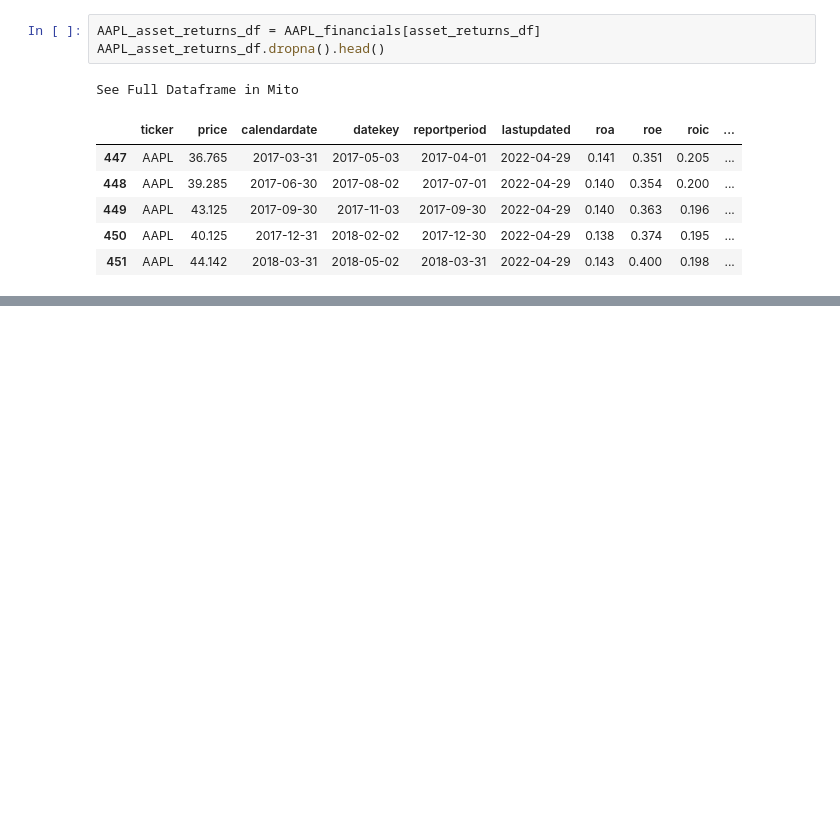
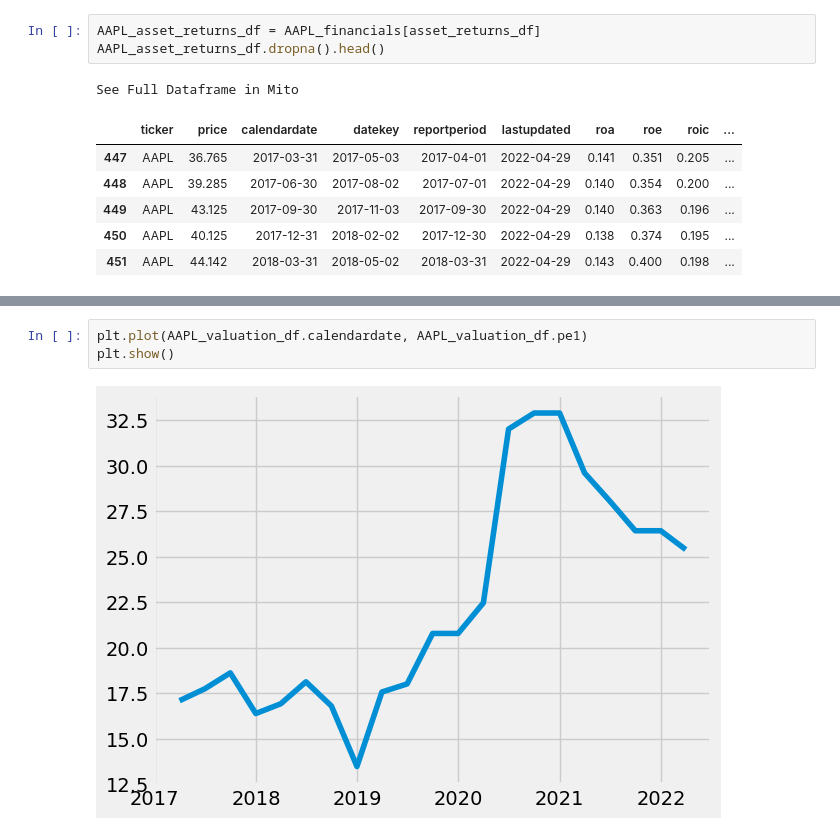
Before and after one commit to bme3412/Python, a Jupyter notebook: quandl/Quandl.ipynb, the cells around one changed output, grey strips where cells are left out. Drawn from its saved outputs; the diff is of its cells as text; blank space fills up the shorter version.

```diff
--- a/quandl/Quandl.ipynb
+++ b/quandl/Quandl.ipynb
@@ -321,0 +406,5 @@ See Full Dataframe in Mito
+# %%
+plt.plot(AAPL_valuation_df.calendardate, AAPL_valuation_df.pe1)
+plt.show()
+# %% [output]
+[figure, added]
```
Also changed, not shown: parts of 7 cells of this notebook.
